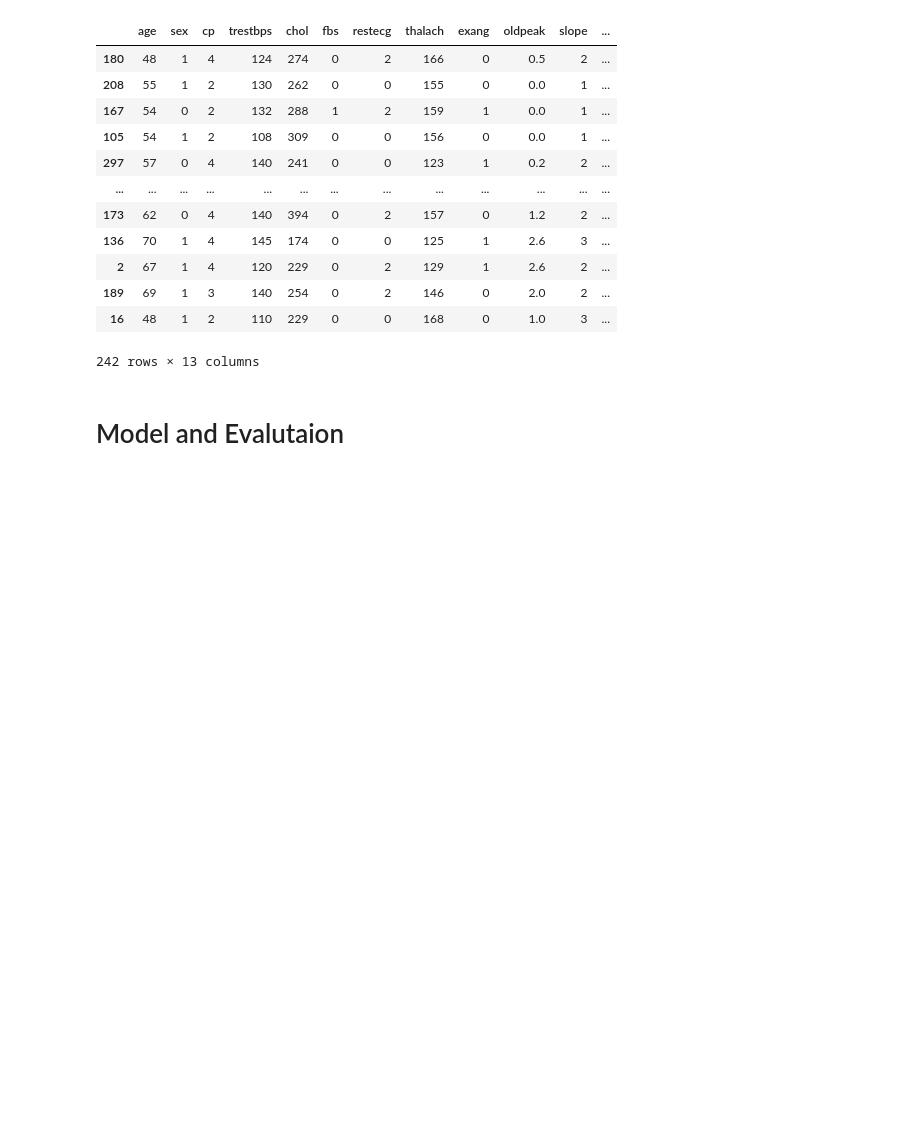
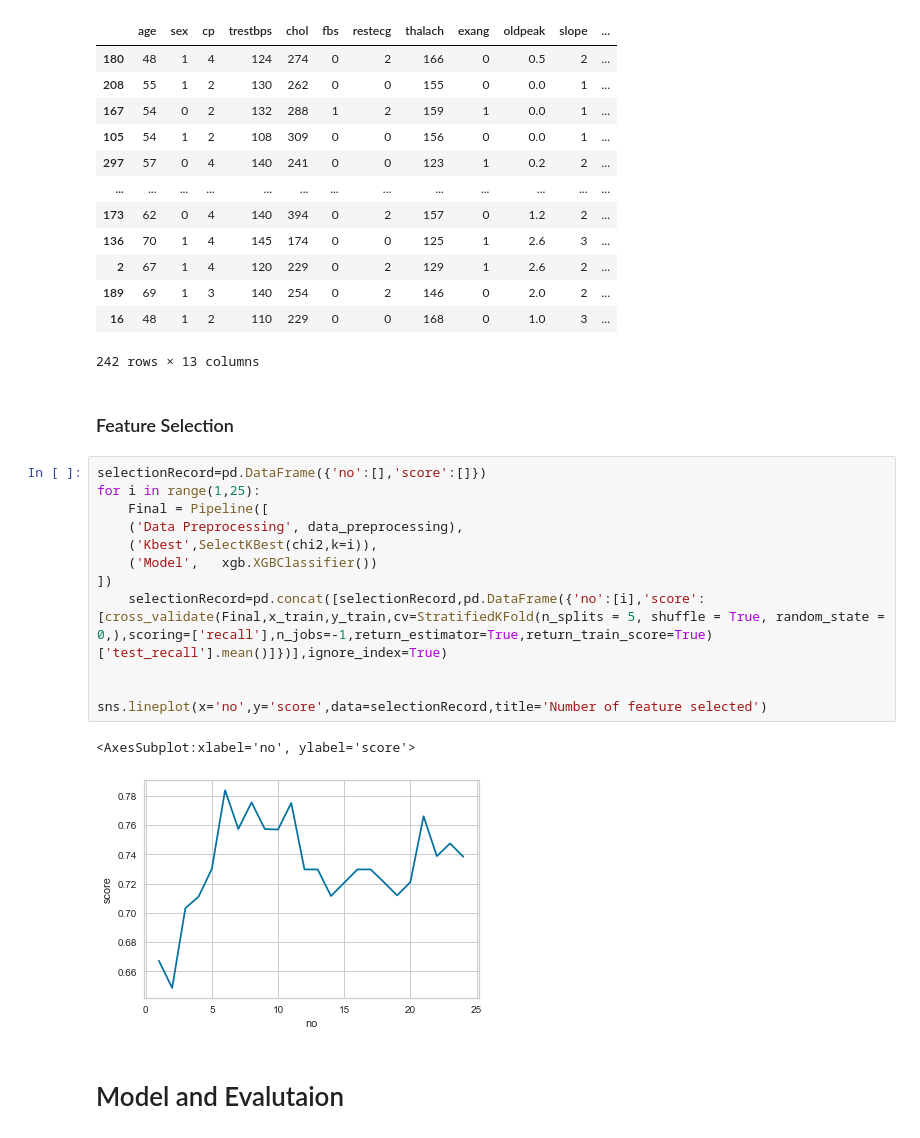
Before and after one commit to zhuofan-16/Heart_Disease_Model, a Jupyter notebook: Cardiovascular_Prediction_ML.ipynb, the cells around one changed output. Saved outputs shown, nothing was run; the diff lists cells and outputs as text; blank space fills up the shorter version.

Commit message:
Feature Selection Result

```diff
--- a/Cardiovascular_Prediction_ML.ipynb
+++ b/Cardiovascular_Prediction_ML.ipynb
@@ -368,6 +366,23 @@ x_train
 | 189 | 69 | 1 | 3 | 140 | 254 | 0 | 2 | 146 | 0 | 2.0 | 2 | ... |
 | 16 | 48 | 1 | 2 | 110 | 229 | 0 | 0 | 168 | 0 | 1.0 | 3 | ... |
 242 rows × 13 columns
+# %% [markdown]
+### Feature Selection
+# %%
+selectionRecord=pd.DataFrame({'no':[],'score':[]})
+for i in range(1,25):
+    Final = Pipeline([
+    ('Data Preprocessing', data_preprocessing),
+    ('Kbest',SelectKBest(chi2,k=i)),
+    ('Model',   xgb.XGBClassifier())
+])
+    selectionRecord=pd.concat([selectionRecord,pd.DataFrame({'no':[i],'score':[cross_validate(Final,x_train,y_train,cv=StratifiedKFold(n_splits = 5, shuffle = True, random_state = 0,),scoring=['recall'],n_jobs=-1,return_estimator=True,return_train_score=True)['test_recall'].mean()]})],ignore_index=True)
+
+
+sns.lineplot(x='no',y='score',data=selectionRecord,title='Number of feature selected')
+# %% [output]
+<AxesSubplot:xlabel='no', ylabel='score'>
+[figure, added]
 # %% [markdown]
 # Model and Evalutaion
 # %%
```
Also changed, not shown: parts of 21 cells of this notebook.
